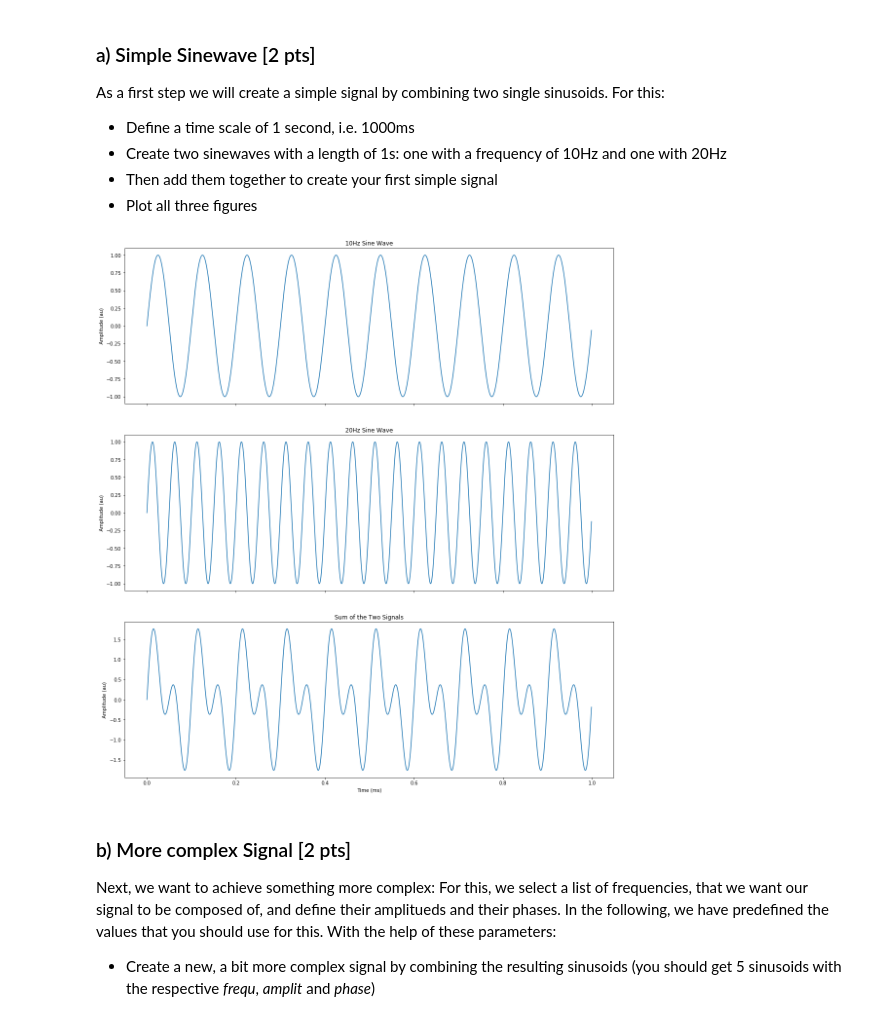
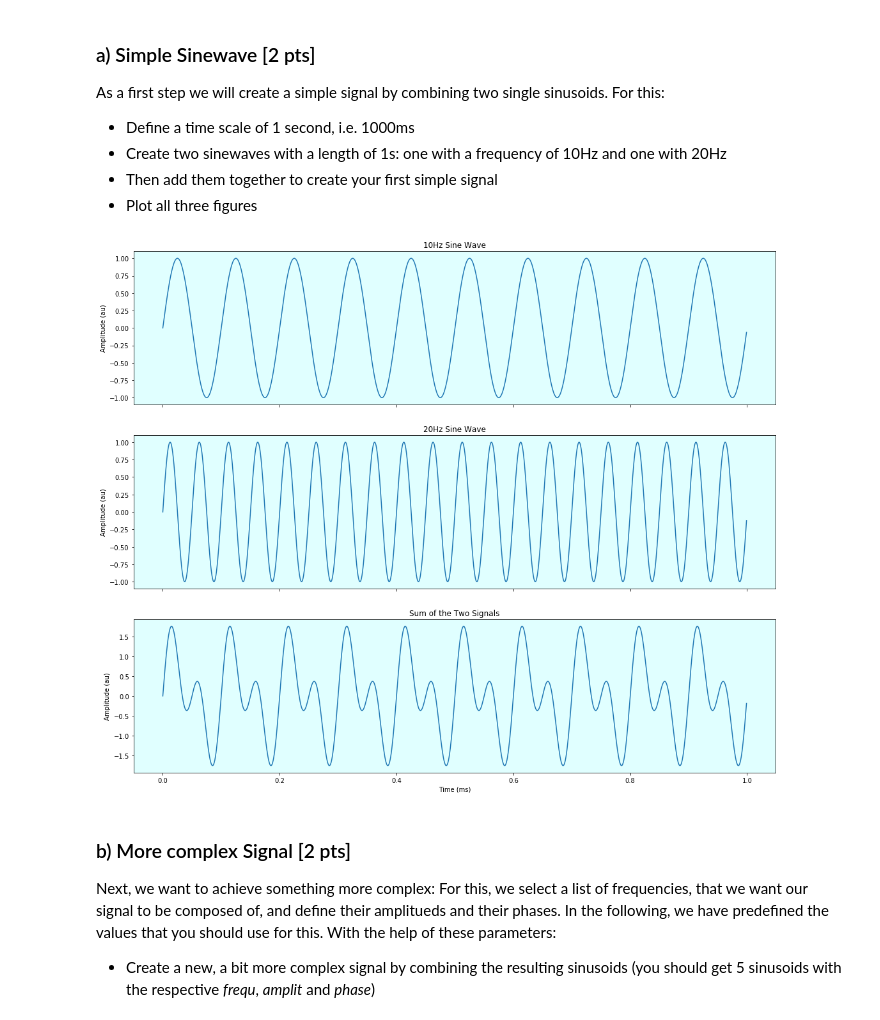
Before and after one commit to NBP-ACC/week-8-updated-acc_01, a Jupyter notebook: Sheet06.ipynb, the cells around one changed output. Saved outputs shown, nothing was run; the diff lists cells and outputs as text; code cells hidden in the pictures.

```diff
--- a/Sheet06.ipynb
+++ b/Sheet06.ipynb
@@ -19,6 +19,9 @@ import numpy as np
 import random
 import scipy
 from scipy import signal
+
+# set the default back- and foreground color for all the plots
+plt.rcParams['axes.facecolor'] = 'lightcyan'
 # %% [markdown]
 ## Assignment 0: Peer review for sheet 01 [3 pts]
 # %% [markdown]
@@ -39,31 +42,31 @@ As a first step we will create a simple signal by combining two single sinusoids
 # %%
 # define the time scale of 1 sec by 1 ms accuracy
 t = np.linspace(0, 1, 1000, endpoint=False)
 
 # set two sine waves with the frequencies of 10 & 20Hz
 sin1 = np.sin(2 * np.pi * 10 * t)
 sin2 = np.sin(2 * np.pi * 20 * t)
 
 sig = sin1+sin2
 
 # set the space for three plots
-figs, axes = plt.subplots(nrows=3, ncols=1, sharex=True, figsize=(18,20))
+figs, axes = plt.subplots(nrows=3, sharex=True, figsize=(18,15))
 
 # plot three waves
 axes[0].plot(t, sin1)
 axes[1].plot(t, sin2)
 axes[2].plot(t, sig)
 
 # set the labels
 axes[0].title.set_text('10Hz Sine Wave')
 axes[0].set_ylabel('Amplitude (au)')
 axes[1].title.set_text('20Hz Sine Wave')
 axes[1].set_ylabel('Amplitude (au)')
 axes[2].title.set_text('Sum of the Two Signals')
 axes[2].set_xlabel('Time (ms)')
 axes[2].set_ylabel('Amplitude (au)');
 # %% [output]
-[figure, old version]
+[figure, new version]
 # %% [markdown]
 ### b) More complex Signal [2 pts]
 
```
Also changed, not shown: parts of 16 cells of this notebook.
